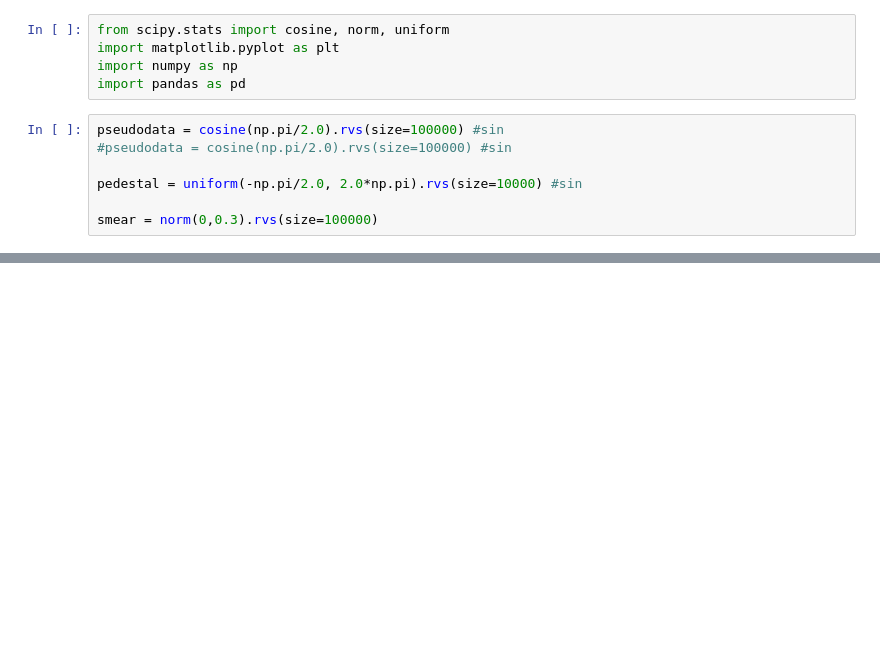
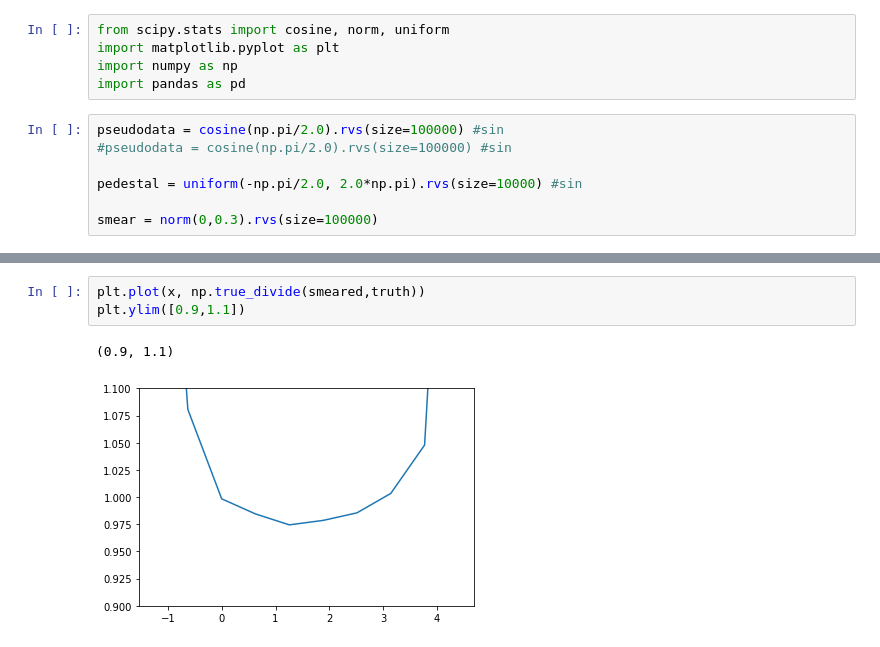
Before and after one commit to miguelignacio/eicsim, a Jupyter notebook: Smearing.ipynb, the cells around one changed output, grey strips where cells are left out. Saved outputs shown, nothing was run; the diff lists cells and outputs as text; blank space fills up the shorter version.

```diff
--- a/Smearing.ipynb
+++ b/Smearing.ipynb
@@ -51,4 +51,10 @@ plt.ylim(bottom=0.0)
 [figure]
+# %%
+plt.plot(x, np.true_divide(smeared,truth))
+plt.ylim([0.9,1.1])
+# %% [output]
+(0.9, 1.1)
+[figure, added]
 # %%
 #pedestal = uniform(np.pi/2.0).rvs(size=1000) #sin
 pseudodata = norm(np.pi/2.0,1.0).rvs(size=10000) #sin
```
Also changed, not shown: parts of 3 cells of this notebook, 1 other file.
